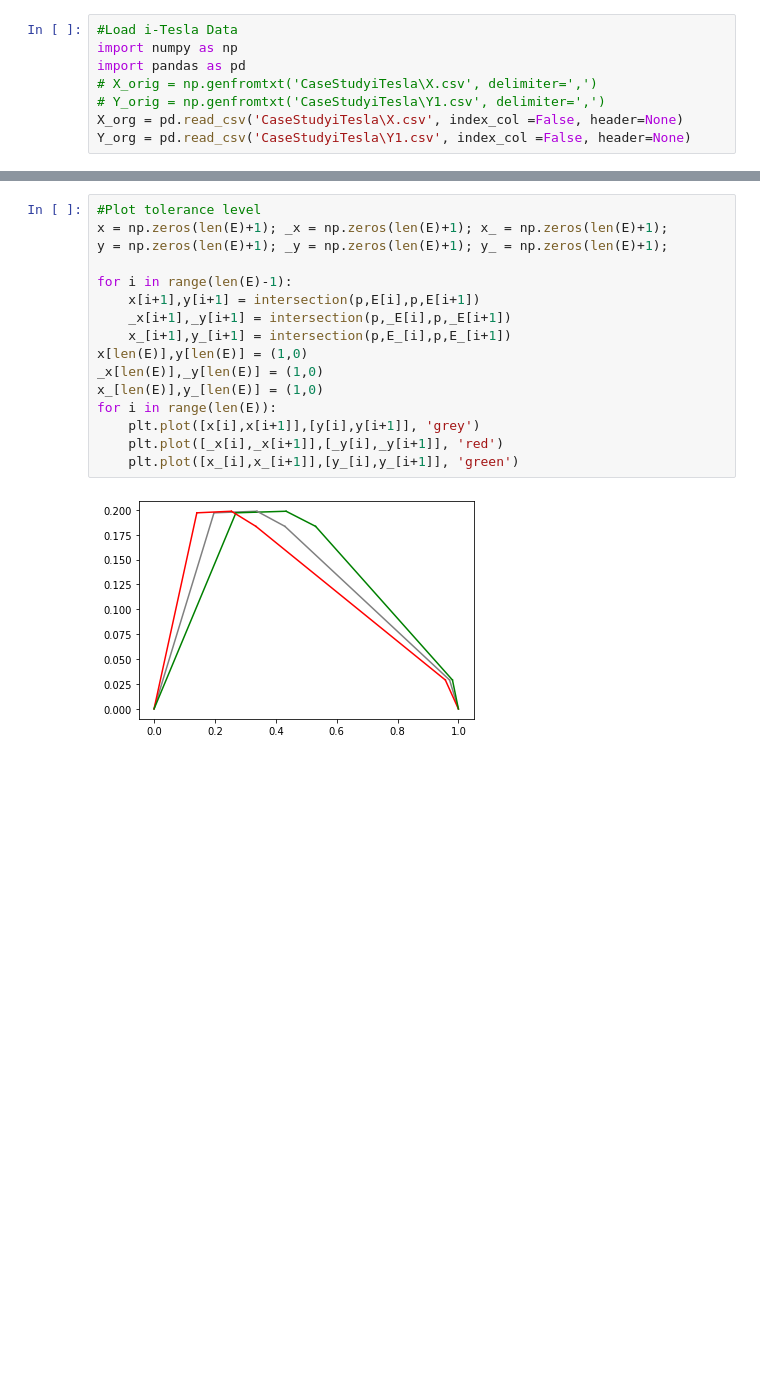
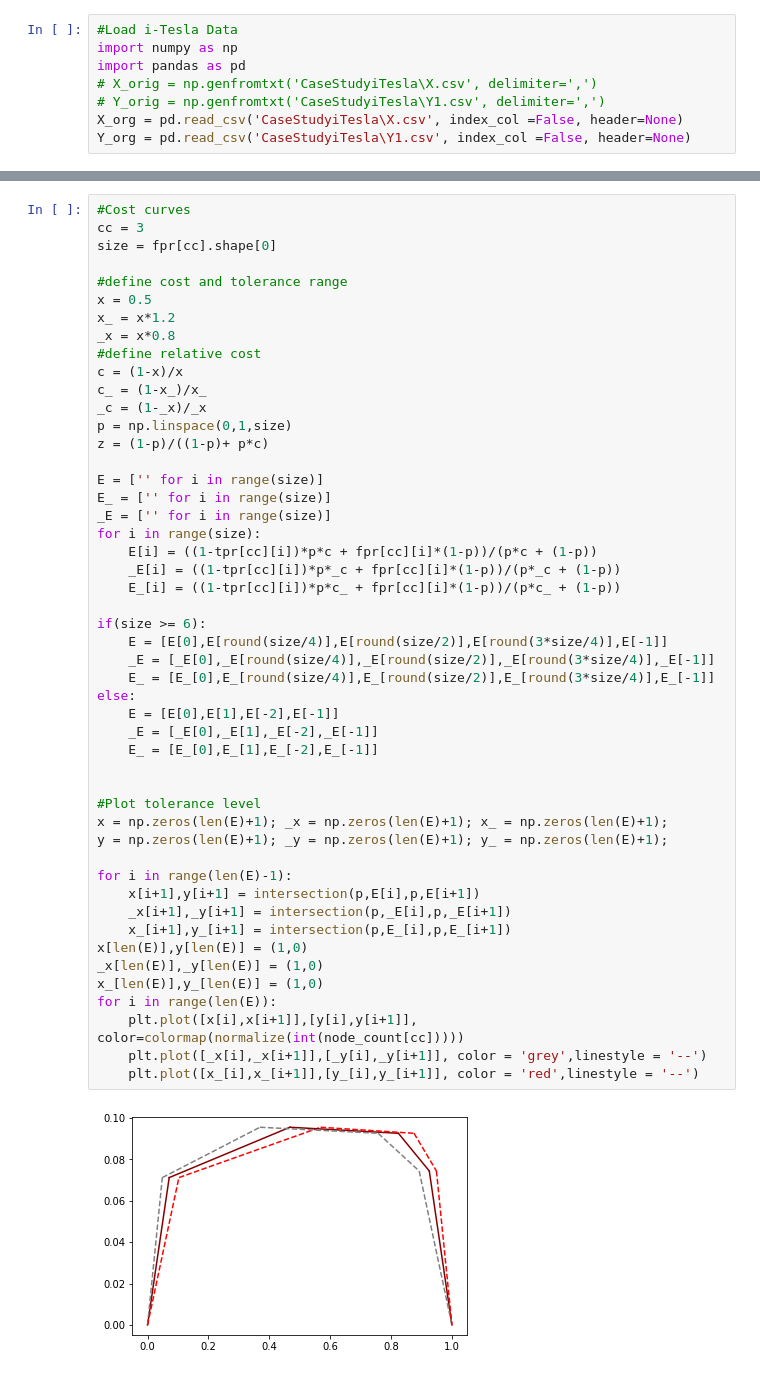
Before and after one commit to Without-wax/Source, a Jupyter notebook: Classifier Selection/Case Study.ipynb, the cells around one changed output, grey strips where cells are left out. Drawn from its saved outputs; the diff is of its cells as text; blank space fills up the shorter version.

```diff
--- a/Classifier Selection/Case Study.ipynb
+++ b/Classifier Selection/Case Study.ipynb
@@ -251,19 +355,52 @@ for i in range(len(E)):
-# %%
-#Plot tolerance level
-x = np.zeros(len(E)+1); _x = np.zeros(len(E)+1); x_ = np.zeros(len(E)+1);
-y = np.zeros(len(E)+1); _y = np.zeros(len(E)+1); y_ = np.zeros(len(E)+1);
-
-for i in range(len(E)-1):
-    x[i+1],y[i+1] = intersection(p,E[i],p,E[i+1])
-    _x[i+1],_y[i+1] = intersection(p,_E[i],p,_E[i+1])
-    x_[i+1],y_[i+1] = intersection(p,E_[i],p,E_[i+1])
-x[len(E)],y[len(E)] = (1,0)
-_x[len(E)],_y[len(E)] = (1,0)
-x_[len(E)],y_[len(E)] = (1,0)
-for i in range(len(E)):
-    plt.plot([x[i],x[i+1]],[y[i],y[i+1]], 'grey')
-    plt.plot([_x[i],_x[i+1]],[_y[i],_y[i+1]], 'red')
-    plt.plot([x_[i],x_[i+1]],[y_[i],y_[i+1]], 'green')
-# %% [output]
-[figure, removed]
+# %%
+#Cost curves
+cc = 3
+size = fpr[cc].shape[0]
+
+#define cost and tolerance range
+x = 0.5
+x_ = x*1.2
+_x = x*0.8
+#define relative cost
+c = (1-x)/x
+c_ = (1-x_)/x_
+_c = (1-_x)/_x
+p = np.linspace(0,1,size)
+z = (1-p)/((1-p)+ p*c)
+
+E = ['' for i in range(size)]
+E_ = ['' for i in range(size)]
+_E = ['' for i in range(size)]
+for i in range(size):
+    E[i] = ((1-tpr[cc][i])*p*c + fpr[cc][i]*(1-p))/(p*c + (1-p))
+    _E[i] = ((1-tpr[cc][i])*p*_c + fpr[cc][i]*(1-p))/(p*_c + (1-p))
+    E_[i] = ((1-tpr[cc][i])*p*c_ + fpr[cc][i]*(1-p))/(p*c_ + (1-p))
+
+if(size >= 6):
+    E = [E[0],E[round(size/4)],E[round(size/2)],E[round(3*size/4)],E[-1]]
+    _E = [_E[0],_E[round(size/4)],_E[round(size/2)],_E[round(3*size/4)],_E[-1]]
+    E_ = [E_[0],E_[round(size/4)],E_[round(size/2)],E_[round(3*size/4)],E_[-1]]
+else:
+    E = [E[0],E[1],E[-2],E[-1]]
+    _E = [_E[0],_E[1],_E[-2],_E[-1]]
+    E_ = [E_[0],E_[1],E_[-2],E_[-1]]
+
+
+#Plot tolerance level
+x = np.zeros(len(E)+1); _x = np.zeros(len(E)+1); x_ = np.zeros(len(E)+1);
+y = np.zeros(len(E)+1); _y = np.zeros(len(E)+1); y_ = np.zeros(len(E)+1);
+
+for i in range(len(E)-1):
+    x[i+1],y[i+1] = intersection(p,E[i],p,E[i+1])
+    _x[i+1],_y[i+1] = intersection(p,_E[i],p,_E[i+1])
+    x_[i+1],y_[i+1] = intersection(p,E_[i],p,E_[i+1])
+x[len(E)],y[len(E)] = (1,0)
+_x[len(E)],_y[len(E)] = (1,0)
+x_[len(E)],y_[len(E)] = (1,0)
+for i in range(len(E)):
+    plt.plot([x[i],x[i+1]],[y[i],y[i+1]], color=colormap(normalize(int(node_count[cc]))))
+    plt.plot([_x[i],_x[i+1]],[_y[i],_y[i+1]], color = 'grey',linestyle = '--')
+    plt.plot([x_[i],x_[i+1]],[y_[i],y_[i+1]], color = 'red',linestyle = '--')
+# %% [output]
+[figure, added]
 # %%
```
Also changed, not shown: parts of 9 cells of this notebook.
